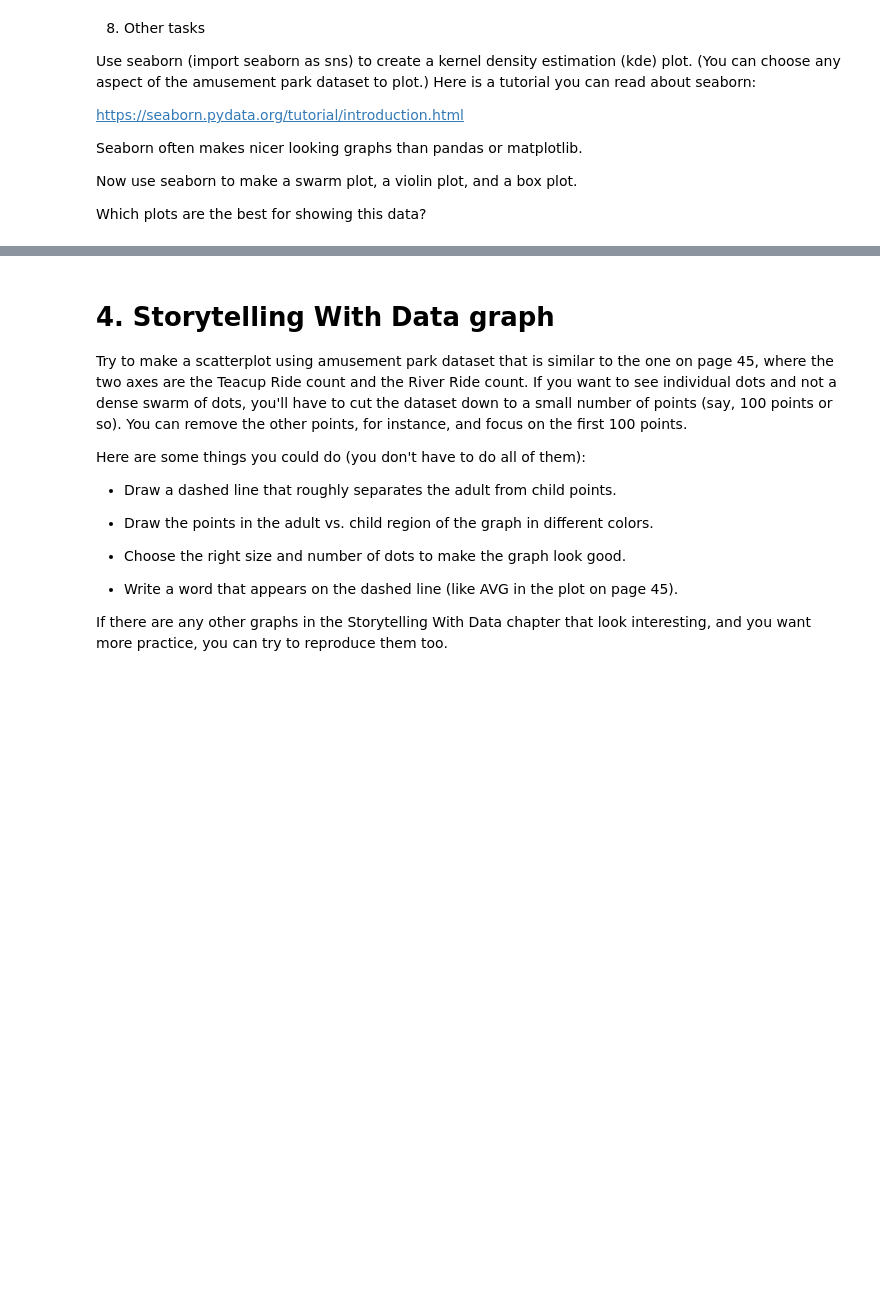
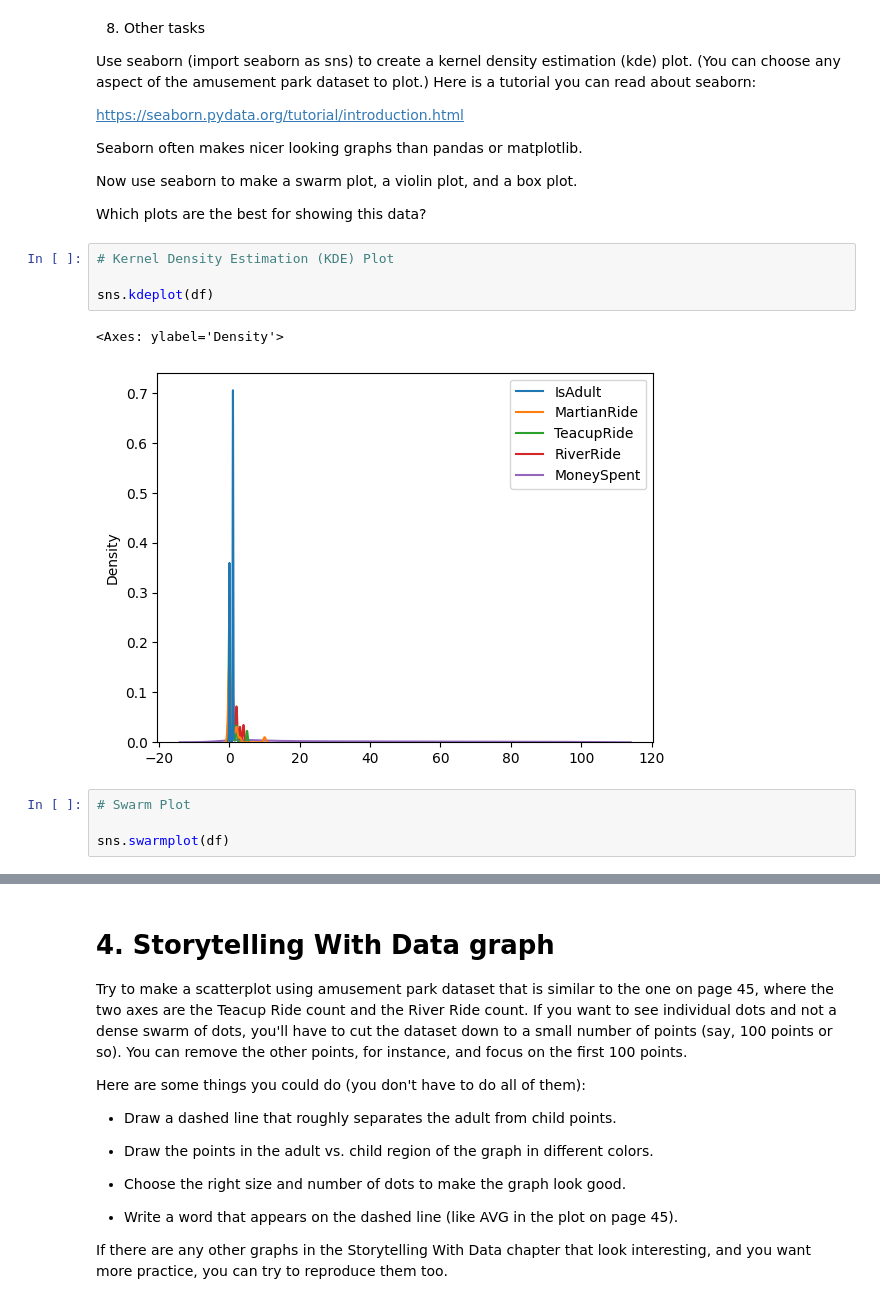
Before and after one commit to tware5-star/Module-B-semester-2, a Jupyter notebook: OMDS-ModB2-Week3-Ware-Tiffany.ipynb, the cells around one changed output, grey strips where cells are left out. Drawn from its saved outputs; the diff is of its cells as text; blank space fills up the shorter version.

```diff
--- a/OMDS-ModB2-Week3-Ware-Tiffany.ipynb
+++ b/OMDS-ModB2-Week3-Ware-Tiffany.ipynb
@@ -429,3 +451,14 @@ Seaborn often makes nicer looking graphs than pandas or matplotlib.
 Now use seaborn to make a swarm plot, a violin plot, and a box plot.
 
 Which plots are the best for showing this data?
+# %%
+# Kernel Density Estimation (KDE) Plot
+
+sns.kdeplot(df)
+# %% [output]
+<Axes: ylabel='Density'>
+[figure, added]
+# %%
+# Swarm Plot
+
+sns.swarmplot(df)
```
Also changed, not shown: parts of 5 cells of this notebook.
